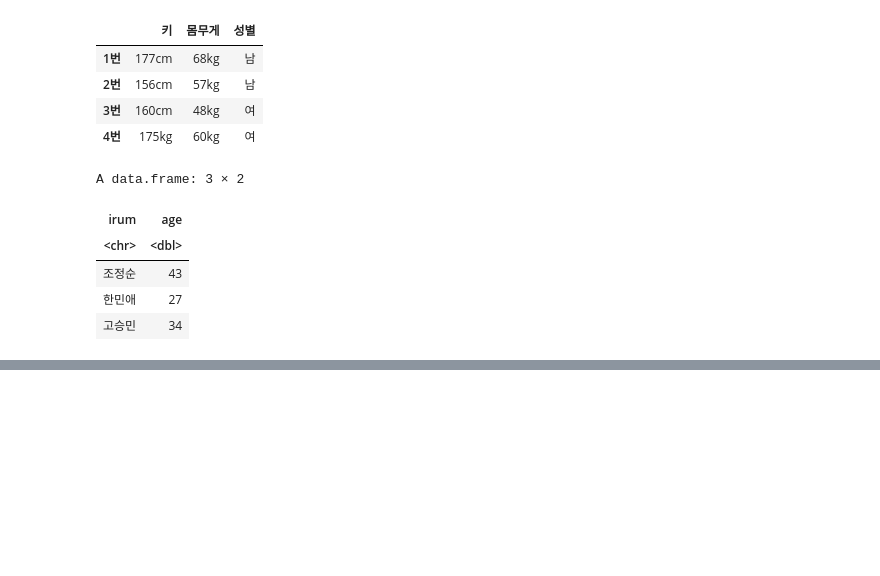
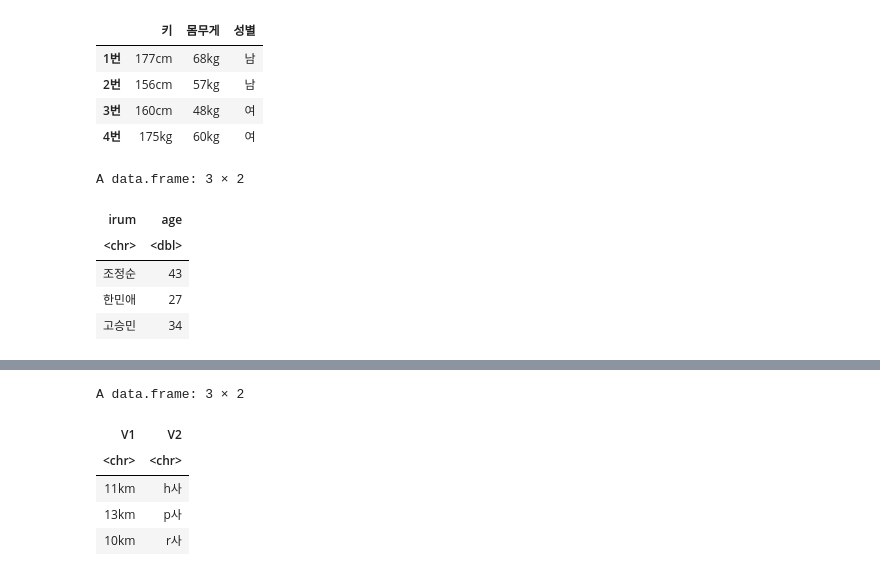
Before and after one commit to yoonyoung27/public_big_data_analysis, a Jupyter notebook: R.ipynb, the cells around one changed output, grey strips where cells are left out. Drawn from its saved outputs; the diff is of its cells as text; code cells hidden in the pictures; blank space fills up the shorter version.

```diff
--- a/R.ipynb
+++ b/R.ipynb
@@ -513,0 +534,11 @@ A data.frame: 3 × 2
+# %%
+carinfo <- matrix(c('11km','13km','10km','h사','p사','r사'), ncol=2)
+dfr <- as.data.frame(carinfo)
+dfr
+# %% [output]
+A data.frame: 3 × 2
+| V1 | V2 |
+| <chr> | <chr> |
+| 11km | h사 |
+| 13km | p사 |
+| 10km | r사 |
```
Also changed, not shown: parts of 4 cells of this notebook.
